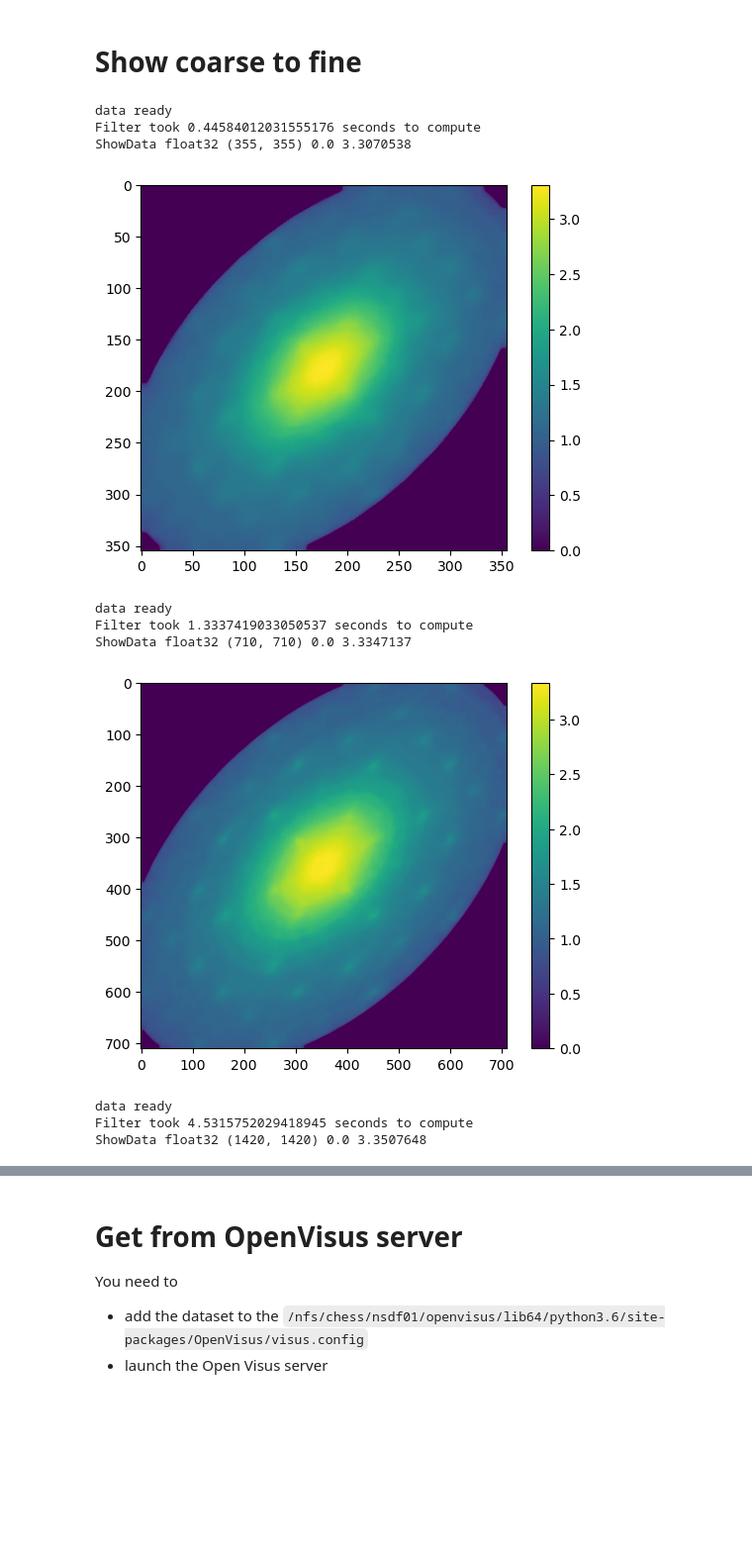
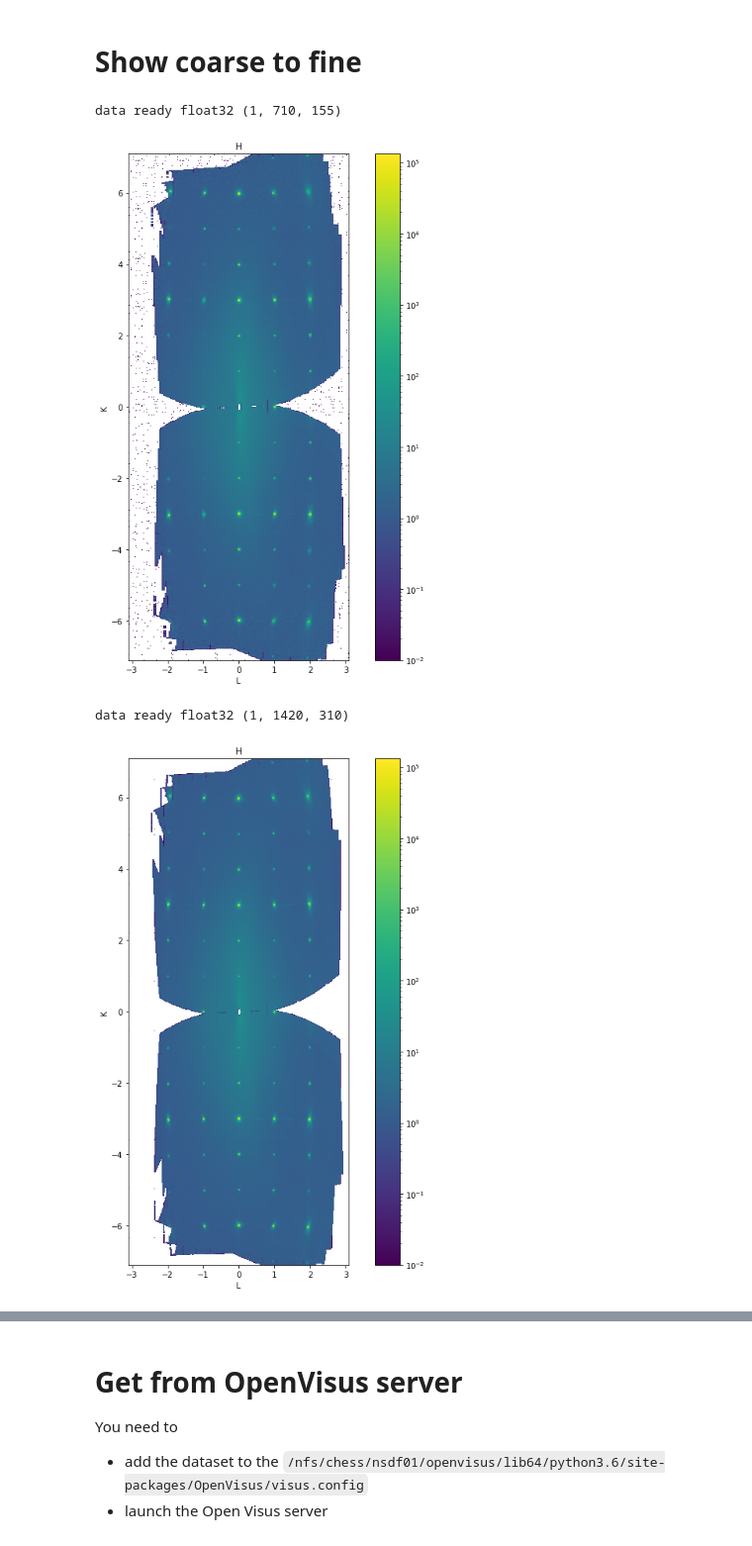
Before and after one commit to sci-visus/openvisuspy, a Jupyter notebook: examples/chess/convert-nexus-data.ipynb, the cells around one changed output, grey strips where cells are left out. Shown at 99% size. Saved outputs shown, nothing was run; the diff lists cells and outputs as text; code cells hidden in the pictures; blank space fills up the shorter version.

```diff
--- a/examples/chess/convert-nexus-data.ipynb
+++ b/examples/chess/convert-nexus-data.ipynb
@@ -55,0 +233,30 @@ a.entry.data.counts[:,:,100].plot(log=True)
+# %%
+# find an item with axes and signal as childs
+nxdata=NexusFindData(streamable)[0]
+
+axis=[nxdata[it] for it in nxdata.attrs["axes"]]
+assert(all([isinstance(it,NXfield) for it in axis]))
+H,K,L=axis
+
+signal=nxdata[nxdata.attrs["signal"]]
+assert(isinstance(signal,NXfield))
+
+print(f"Nexus load done in {time.time()-t1} seconds")
+print(f"  dtype={signal.dtype}")
+print(f"  shape={signal.shape}")
+
+project=[
+	(0,1,2),
+	(1,0,2),
+	(2,0,1)
+]
+
+ranges=[0,0,0]
+for I in range(3):
+	ranges[I]=(axis[I].nxdata[0], axis[I].nxdata[-1])
+	print(I,axis[I].nxname,ranges[I])
+
+D,H,W=signal.shape
+Y1,Y2,MY= 0, D, D//2
+Z1,Z2,MZ= 0, H, H//2
+X1,X2,MX= 0, W, W//2
@@ -204,0 +312,9 @@ ShowData float32 (1420, 1420) 0.0 3.3507648
+# %%
+# retrieving OpenVisus dataset from the signal
+idx_filename=eval(signal.attrs["openvisus"])[0]
+db=ov.LoadDataset(idx_filename)
+
+# this is the way we query the streamable data
+ShowSlice(0,db.read(x=[X1,X2  ], y=[Y1,Y2  ],z=[MZ,MZ+1], num_refinements=1, quality=0)[0,:,:])
+ShowSlice(1,db.read(x=[X1,X2  ], y=[MY,MY+1],z=[Z1,Z2  ], num_refinements=1, quality=0)[:,0,:])
+ShowSlice(2,db.read(x=[MX,MX+1], y=[Y1,Y2  ],z=[Z1,Z2  ], num_refinements=1, quality=0)[:,:,0])
@@ -206,18 +326,11 @@ ShowData float32 (1420, 1420) 0.0 3.3507648
 # Show coarse to fine
 # %%
 import os,sys
-for slice in db.read(x=[X,X+1],y=[0,H],z=[0,D], num_refinements=3, quality=0):
-	print("data ready")
-	ShowData(slice[:,:,0])
+for vol in db.read(x=[X1,X2],y=[Y1,Y2],z=[MZ,MZ+1], num_refinements=3, quality=0):
+	print("data ready",vol.dtype,vol.shape)
+	ShowSlice(0 ,vol[0,:,:])
 # %% [output]
-data ready
-Filter took 0.44584012031555176 seconds to compute
-ShowData float32 (355, 355) 0.0 3.3070538
+data ready float32 (1, 710, 155)
-[figure, old version]
+[figure, new version]
-data ready
-Filter took 1.3337419033050537 seconds to compute
-ShowData float32 (710, 710) 0.0 3.3347137
+data ready float32 (1, 1420, 310)
-[figure, old version]
+[figure, new version]
-data ready
-Filter took 4.5315752029418945 seconds to compute
-ShowData float32 (1420, 1420) 0.0 3.3507648
```
Also changed, not shown: parts of 30 cells of this notebook.
